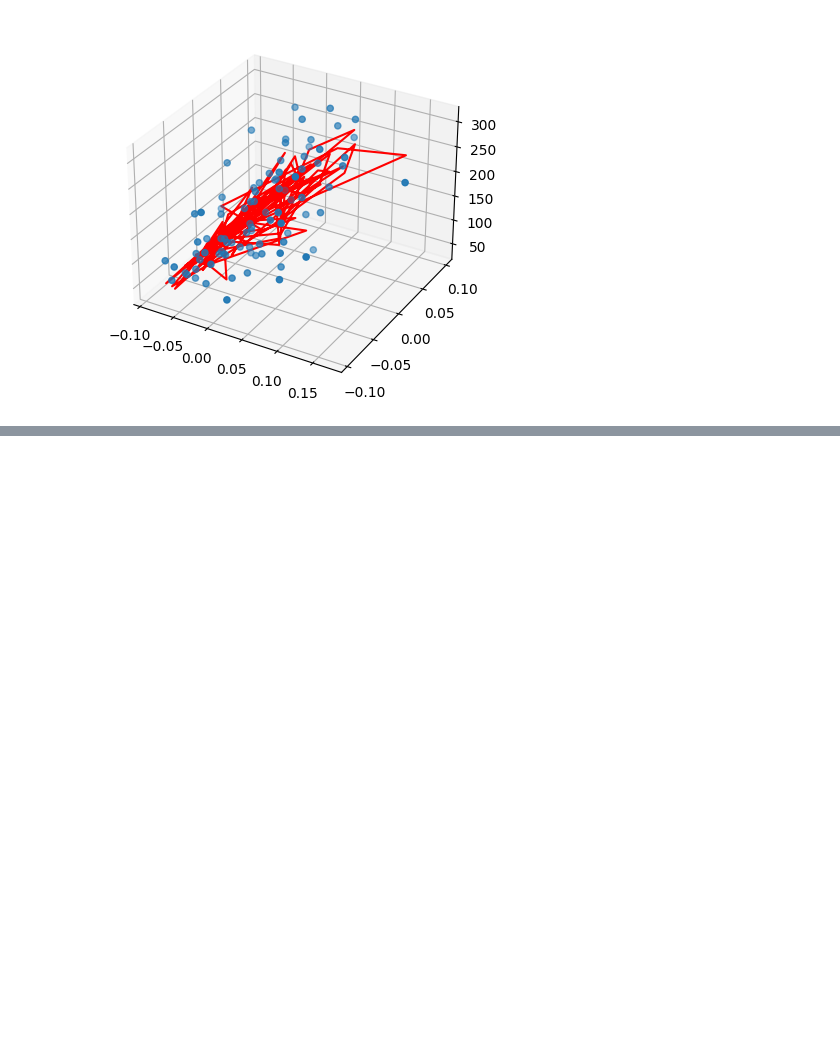
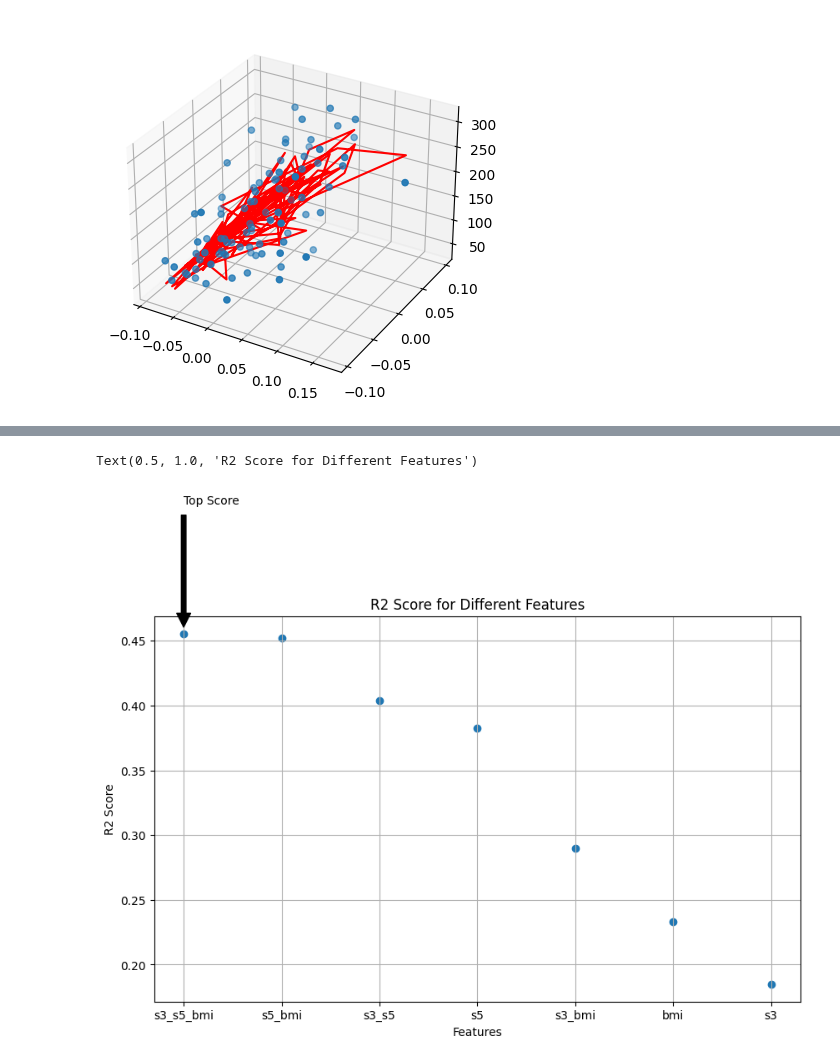
Before and after one commit to ValRCS/Python_SheGoesTech_22, a Jupyter notebook: Days_28_30_Machine_Learning/regression_diabetes.ipynb, the cells around one changed output, grey strips where cells are left out. Saved outputs shown, nothing was run; the diff lists cells and outputs as text; code cells hidden in the pictures; blank space fills up the shorter version.

```diff
--- a/Days_28_30_Machine_Learning/regression_diabetes.ipynb
+++ b/Days_28_30_Machine_Learning/regression_diabetes.ipynb
@@ -198,0 +272,3 @@ plt.show()
+# %%
+simple_df = pd.DataFrame({'x': x, 'y': y})
+simple_df.head()
@@ -198,0 +288,3 @@ plt.show()
+# %%
+# split the data into train and test set
+X_train, X_test, y_train, y_test = train_test_split(X, y, test_size=0.2, random_state=42) # 42 is specific seed value
@@ -198,0 +369,4 @@ plt.show()
+# %%
+# lets create a dataframe with the results
+results_df = pd.DataFrame({'features': combins, 'r2': r2_list, 'rmse': rmse_list})
+results_df
@@ -198,0 +382,12 @@ plt.show()
+# %%
+# convert features column to string
+# so we can use it as a label
+# i used a anonymous function to do this - so we can apply it to each row
+# i made a tiny lambda fuction to do this
+
+results_df['features_str'] = results_df['features'].apply(lambda x: "_".join(x))
+# convert features column to string
+# so we can use it as a label
+# i could pass a premade function such as str to do this as well
+results_df['simple_str'] = results_df['features'].apply(str)
+results_df
@@ -198,0 +403,25 @@ plt.show()
+# %%
+# lets plot the r2 score and root mean squared error
+# we will use the results dataframe
+# lets sort the dataframe by r2 score
+results_df.sort_values(by='r2', ascending=False, inplace=True)
+
+# lets plot the r2 score
+plt.figure(figsize=(10, 6))
+plt.scatter(results_df['features_str'], results_df['r2'], marker='o')
+# add grid
+plt.grid()
+# add arrow to top score
+# i got the location of the top score using the iloc method since first row is the top score
+# then added a little bit of offset to the x and y values
+plt.annotate('Top Score', xy=(results_df.iloc[0]['features_str'], results_df.iloc[0]['r2']), xytext=(results_df.iloc[0]['features_str'], results_df.iloc[0]['r2']+0.1), arrowprops=dict(facecolor='black', shrink=0.05))
+# add graph labels and title
+plt.xlabel('Features')
+plt.ylabel('R2 Score')
+plt.title('R2 Score for Different Features')
+
+# lines are not relevant here because x axis is categorical
+# we are trying to see which combination of features gives the best r2 score
+# %% [output]
+Text(0.5, 1.0, 'R2 Score for Different Features')
+[figure, added]
```
Also changed, not shown: parts of 25 cells of this notebook, 1 other file.
